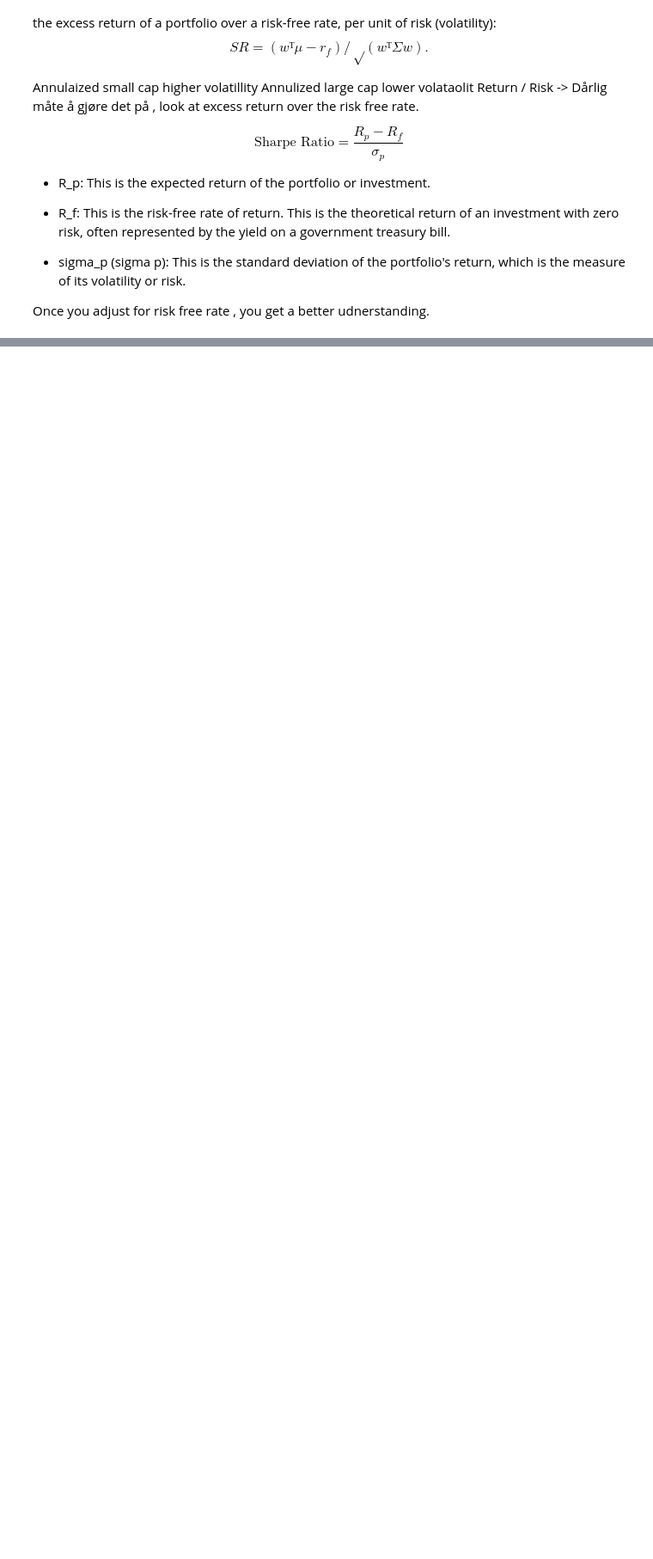
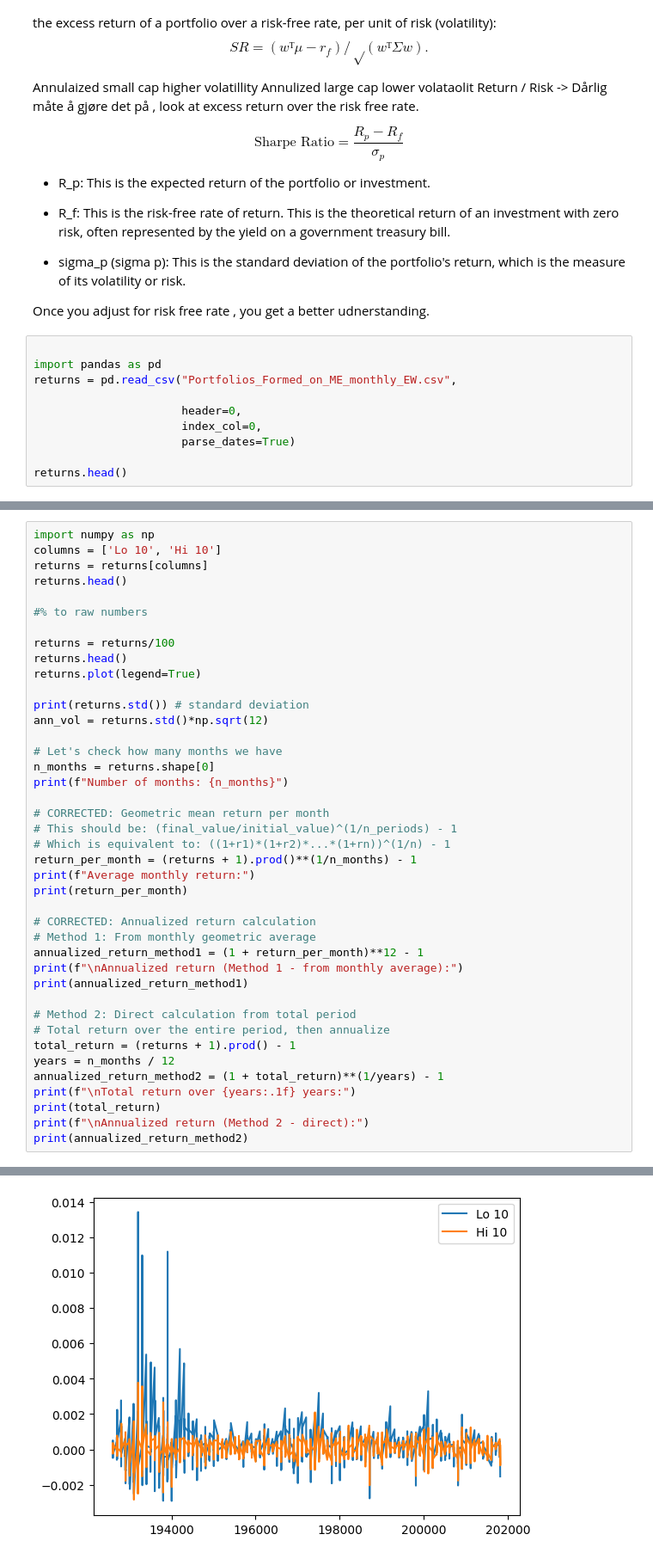
Before and after one commit to torsaan/Self-Study_Finance_Portfolio-Construction-and-Risk-Management, a Jupyter notebook: Finans.ipynb, the cells around one changed output, grey strips where cells are left out. Shown at 86% size. Cells and saved outputs as stored; diff of their text form; blank space fills up the shorter version.

```diff
--- a/Finans.ipynb
+++ b/Finans.ipynb
@@ -279,3 +179,13 @@ $$
 * sigma_p (sigma p): This is the standard deviation of the portfolio's return, which is the measure of its volatility or risk.
 
 Once you adjust for risk free rate , you get a better udnerstanding.
+# %%
+
+import pandas as pd
+returns = pd.read_csv("Portfolios_Formed_on_ME_monthly_EW.csv",
+
+                      header=0,
+                      index_col=0,
+                      parse_dates=True)
+
+returns.head()
@@ -281,0 +199,42 @@ Once you adjust for risk free rate , you get a better udnerstanding.
+# %%
+import numpy as np
+columns = ['Lo 10', 'Hi 10']
+returns = returns[columns]
+returns.head()
+
+#% to raw numbers
+
+returns = returns/100
+returns.head()
+returns.plot(legend=True)
+
+print(returns.std()) # standard deviation
+ann_vol = returns.std()*np.sqrt(12)
+
+# Let's check how many months we have
+n_months = returns.shape[0]
+print(f"Number of months: {n_months}")
+
+# CORRECTED: Geometric mean return per month
+# This should be: (final_value/initial_value)^(1/n_periods) - 1
+# Which is equivalent to: ((1+r1)*(1+r2)*...*(1+rn))^(1/n) - 1
+return_per_month = (returns + 1).prod()**(1/n_months) - 1
+print(f"Average monthly return:")
+print(return_per_month)
+
+# CORRECTED: Annualized return calculation
+# Method 1: From monthly geometric average
+annualized_return_method1 = (1 + return_per_month)**12 - 1
+print(f"\nAnnualized return (Method 1 - from monthly average):")
+print(annualized_return_method1)
+
+# Method 2: Direct calculation from total period
+# Total return over the entire period, then annualize
+total_return = (returns + 1).prod() - 1
+years = n_months / 12
+annualized_return_method2 = (1 + total_return)**(1/years) - 1
+print(f"\nTotal return over {years:.1f} years:")
+print(total_return)
+print(f"\nAnnualized return (Method 2 - direct):")
+print(annualized_return_method2)
+# %% [output]
@@ -281,0 +258 @@ Once you adjust for risk free rate , you get a better udnerstanding.
+[figure, added]
```
Also changed, not shown: parts of 28 cells of this notebook, 20 other files.
